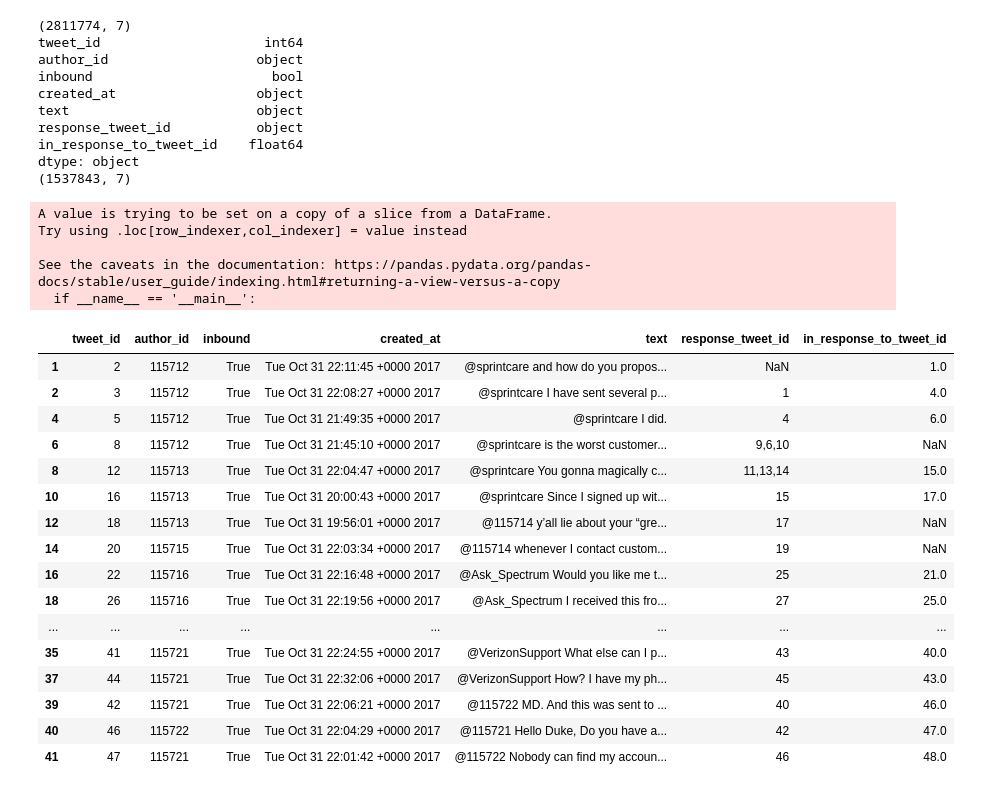
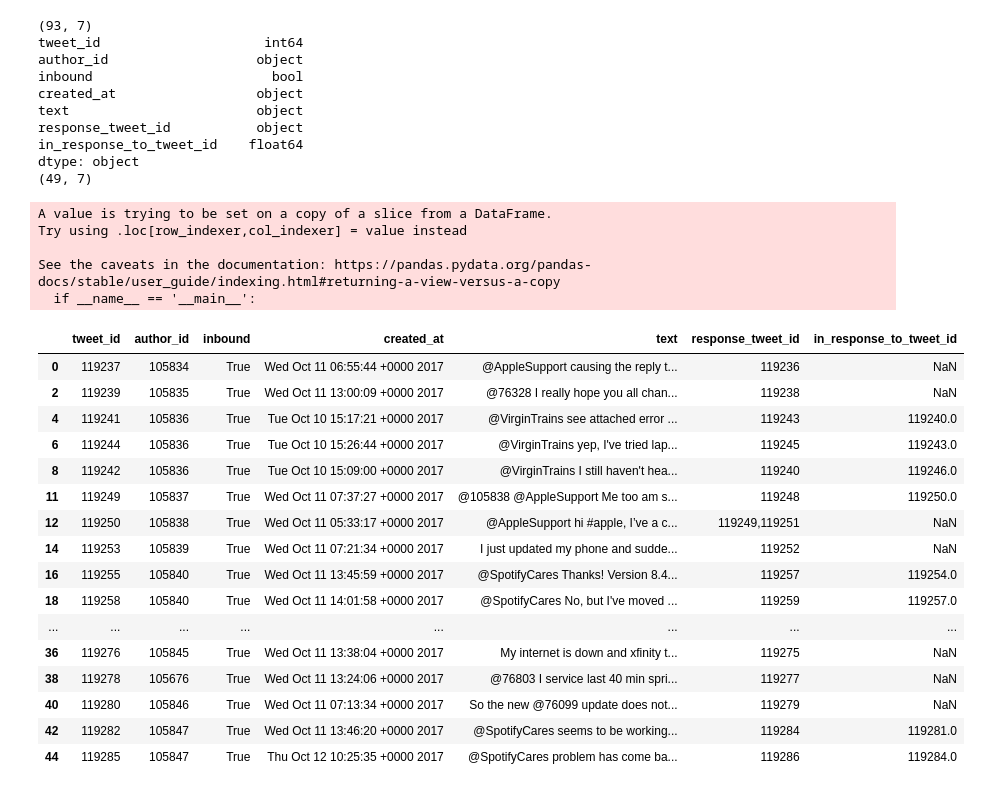
Before and after one commit to tanuj27rana/mycodes, a Jupyter notebook: Assignment.ipynb, the cells around one changed output. Drawn from its saved outputs; the diff is of its cells as text; code cells hidden in the pictures.

```diff
--- a/Assignment.ipynb
+++ b/Assignment.ipynb
@@ -13,48 +13,48 @@ from sklearn.datasets import load_files
 import re
 # %%
 # Loading dataframe
-data = pd.read_csv('Downloads/twcs.csv')
+data = pd.read_csv('Downloads/nlpdataset.csv')
 data.head(10)
 print(data.shape)
 print(data.dtypes)
 #taking only tweets done by customers
 df = data[data["inbound"]== True]
 print(df.shape)
 df["text"] = df["text"].astype(str)
 df.head(23)
 # %% [output]
-(2811774, 7)
+(93, 7)
 tweet_id                     int64
 author_id                   object
 inbound                       bool
 created_at                  object
 text                        object
 response_tweet_id           object
 in_response_to_tweet_id    float64
 dtype: object
-(1537843, 7)
+(49, 7)
 A value is trying to be set on a copy of a slice from a DataFrame.
 Try using .loc[row_indexer,col_indexer] = value instead
 
 See the caveats in the documentation: https://pandas.pydata.org/pandas-docs/stable/user_guide/indexing.html#returning-a-view-versus-a-copy
   if __name__ == '__main__':
 |  | tweet_id | author_id | inbound | created_at | text | response_tweet_id | in_response_to_tweet_id |
-| 1 | 2 | 115712 | True | Tue Oct 31 22:11:45 +0000 2017 | @sprintcare and how do you propos... | NaN | 1.0 |
-| 2 | 3 | 115712 | True | Tue Oct 31 22:08:27 +0000 2017 | @sprintcare I have sent several p... | 1 | 4.0 |
-| 4 | 5 | 115712 | True | Tue Oct 31 21:49:35 +0000 2017 | @sprintcare I did. | 4 | 6.0 |
-| 6 | 8 | 115712 | True | Tue Oct 31 21:45:10 +0000 2017 | @sprintcare is the worst customer... | 9,6,10 | NaN |
-| 8 | 12 | 115713 | True | Tue Oct 31 22:04:47 +0000 2017 | @sprintcare You gonna magically c... | 11,13,14 | 15.0 |
-| 10 | 16 | 115713 | True | Tue Oct 31 20:00:43 +0000 2017 | @sprintcare Since I signed up wit... | 15 | 17.0 |
-| 12 | 18 | 115713 | True | Tue Oct 31 19:56:01 +0000 2017 | @115714 y’all lie about your “gre... | 17 | NaN |
-| 14 | 20 | 115715 | True | Tue Oct 31 22:03:34 +0000 2017 | @115714 whenever I contact custom... | 19 | NaN |
-| 16 | 22 | 115716 | True | Tue Oct 31 22:16:48 +0000 2017 | @Ask_Spectrum Would you like me t... | 25 | 21.0 |
-| 18 | 26 | 115716 | True | Tue Oct 31 22:19:56 +0000 2017 | @Ask_Spectrum I received this fro... | 27 | 25.0 |
+| 0 | 119237 | 105834 | True | Wed Oct 11 06:55:44 +0000 2017 | @AppleSupport causing the reply t... | 119236 | NaN |
+| 2 | 119239 | 105835 | True | Wed Oct 11 13:00:09 +0000 2017 | @76328 I really hope you all chan... | 119238 | NaN |
+| 4 | 119241 | 105836 | True | Tue Oct 10 15:17:21 +0000 2017 | @VirginTrains see attached error ... | 119243 | 119240.0 |
+| 6 | 119244 | 105836 | True | Tue Oct 10 15:26:44 +0000 2017 | @VirginTrains yep, I've tried lap... | 119245 | 119243.0 |
+| 8 | 119242 | 105836 | True | Tue Oct 10 15:09:00 +0000 2017 | @VirginTrains I still haven't hea... | 119240 | 119246.0 |
+| 11 | 119249 | 105837 | True | Wed Oct 11 07:37:27 +0000 2017 | @105838 @AppleSupport Me too am s... | 119248 | 119250.0 |
+| 12 | 119250 | 105838 | True | Wed Oct 11 05:33:17 +0000 2017 | @AppleSupport hi #apple, I’ve a c... | 119249,119251 | NaN |
+| 14 | 119253 | 105839 | True | Wed Oct 11 07:21:34 +0000 2017 | I just updated my phone and sudde... | 119252 | NaN |
+| 16 | 119255 | 105840 | True | Wed Oct 11 13:45:59 +0000 2017 | @SpotifyCares Thanks! Version 8.4... | 119257 | 119254.0 |
+| 18 | 119258 | 105840 | True | Wed Oct 11 14:01:58 +0000 2017 | @SpotifyCares No, but I've moved ... | 119259 | 119257.0 |
 | ... | ... | ... | ... | ... | ... | ... | ... |
-| 35 | 41 | 115721 | True | Tue Oct 31 22:24:55 +0000 2017 | @VerizonSupport What else can I p... | 43 | 40.0 |
-| 37 | 44 | 115721 | True | Tue Oct 31 22:32:06 +0000 2017 | @VerizonSupport How? I have my ph... | 45 | 43.0 |
-| 39 | 42 | 115721 | True | Tue Oct 31 22:06:21 +0000 2017 | @115722 MD. And this was sent to ... | 40 | 46.0 |
-| 40 | 46 | 115722 | True | Tue Oct 31 22:04:29 +0000 2017 | @115721 Hello Duke, Do you have a... | 42 | 47.0 |
-| 41 | 47 | 115721 | True | Tue Oct 31 22:01:42 +0000 2017 | @115722 Nobody can find my accoun... | 46 | 48.0 |
+| 36 | 119276 | 105845 | True | Wed Oct 11 13:38:04 +0000 2017 | My internet is down and xfinity t... | 119275 | NaN |
+| 38 | 119278 | 105676 | True | Wed Oct 11 13:24:06 +0000 2017 | @76803 I service last 40 min spri... | 119277 | NaN |
+| 40 | 119280 | 105846 | True | Wed Oct 11 07:13:34 +0000 2017 | So the new @76099 update does not... | 119279 | NaN |
+| 42 | 119282 | 105847 | True | Wed Oct 11 13:46:20 +0000 2017 | @SpotifyCares seems to be working... | 119284 | 119281.0 |
+| 44 | 119285 | 105847 | True | Thu Oct 12 10:25:35 +0000 2017 | @SpotifyCares problem has come ba... | 119286 | 119284.0 |
 # %%
 # Removal of URL
 def remove_urls(text):
```
Also changed, not shown: parts of 8 cells of this notebook.
